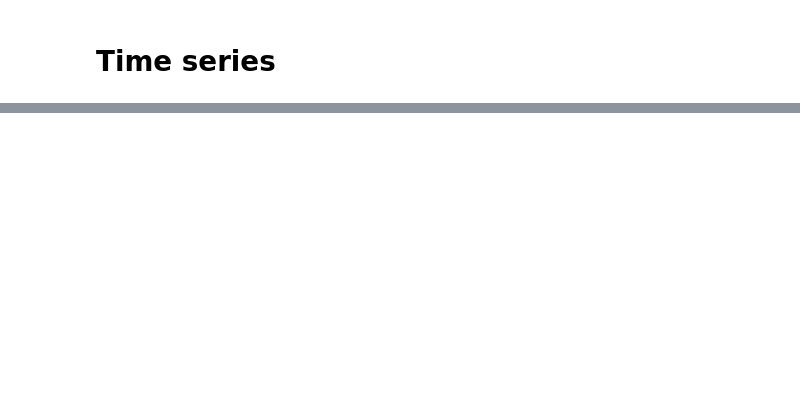
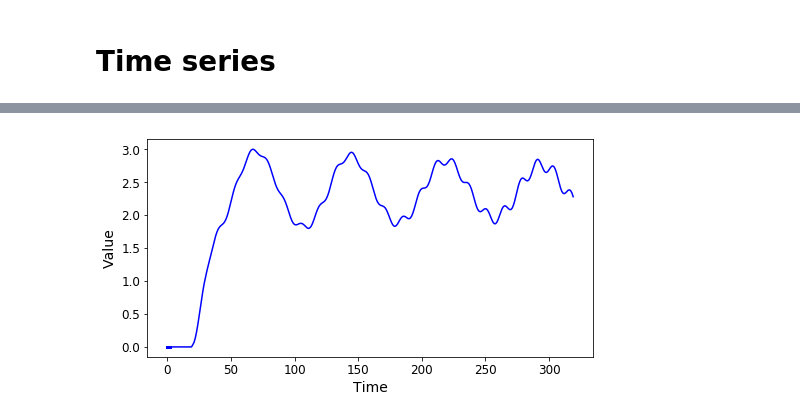
Before and after one commit to soma11soma11/machine_learning_practice, a Jupyter notebook: 14_recurrent_neural_networks.ipynb, the cells around one changed output, grey strips where cells are left out. Cells and saved outputs as stored; diff of their text form; code cells hidden in the pictures; blank space fills up the shorter version.

```diff
--- a/14_recurrent_neural_networks.ipynb
+++ b/14_recurrent_neural_networks.ipynb
@@ -468,0 +679,9 @@ X_batch, y_batch = next_batch(1, n_steps)
+# %%
+plt.figure(figsize=(8,4))
+plt.plot(np.arange(len(sequence)), sequence, "b-")
+plt.plot(t[:n_steps], sequence[:n_steps], "b-", linewidth=3)
+plt.xlabel("Time")
+plt.ylabel("Value")
+plt.show()
+# %% [output]
+[figure, added]
```
Also changed, not shown: parts of 28 cells of this notebook, 7 other files.
